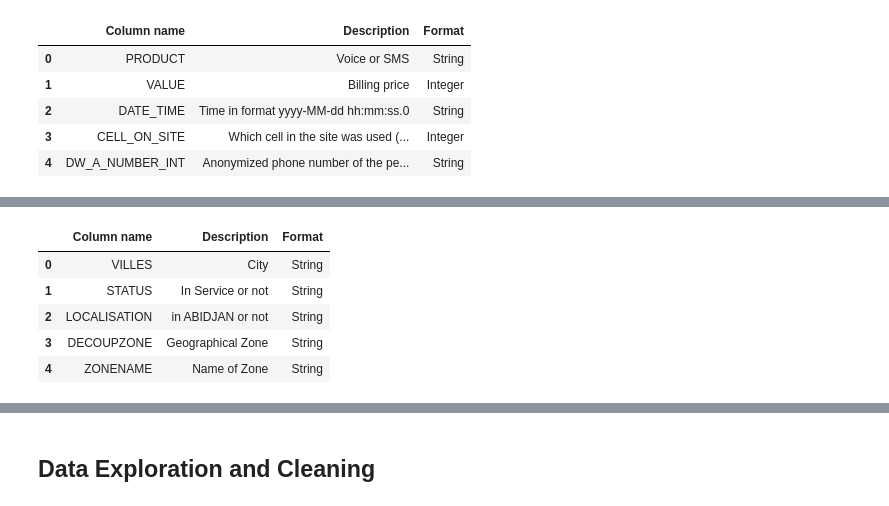
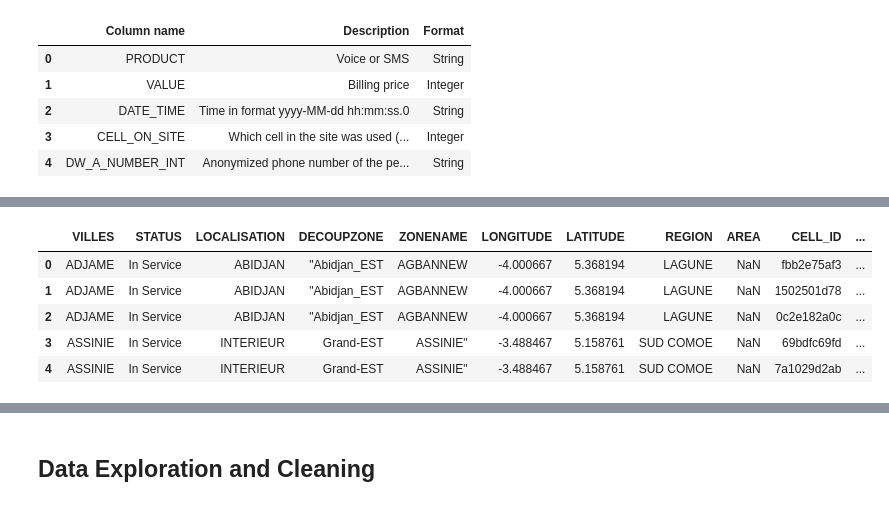
Before and after one commit to deborahmasibo/moringa_prep_week_3_ip, a Jupyter notebook: week3_ip.ipynb, the cells around one changed output, grey strips where cells are left out. Saved outputs shown, nothing was run; the diff lists cells and outputs as text; code cells hidden in the pictures.

```diff
--- a/week3_ip.ipynb
+++ b/week3_ip.ipynb
@@ -34,14 +40,14 @@ cells_desc.head()
 # %%
 # Creating cells geo DataFrame
-cells_geo = pd.read_csv('cells_geo.csv', sep = ';')
-cells_desc.head()
+cells_geo = pd.read_csv('cells_geo.csv',sep =";", index_col= 0) #index_col = 0 to remove unnamed column
+cells_geo.head()
 # %% [output]
-|  | Column name | Description | Format |
-| 0 | VILLES | City | String |
-| 1 | STATUS | In Service or not | String |
-| 2 | LOCALISATION | in ABIDJAN or not | String |
-| 3 | DECOUPZONE | Geographical Zone | String |
-| 4 | ZONENAME | Name of Zone | String |
+|  | VILLES | STATUS | LOCALISATION | DECOUPZONE | ZONENAME | LONGITUDE | LATITUDE | REGION | AREA | CELL_ID | ... |
+| 0 | ADJAME | In Service | ABIDJAN | "Abidjan_EST | AGBANNEW | -4.000667 | 5.368194 | LAGUNE | NaN | fbb2e75af3 | ... |
+| 1 | ADJAME | In Service | ABIDJAN | "Abidjan_EST | AGBANNEW | -4.000667 | 5.368194 | LAGUNE | NaN | 1502501d78 | ... |
+| 2 | ADJAME | In Service | ABIDJAN | "Abidjan_EST | AGBANNEW | -4.000667 | 5.368194 | LAGUNE | NaN | 0c2e182a0c | ... |
+| 3 | ASSINIE | In Service | INTERIEUR | Grand-EST | ASSINIE" | -3.488467 | 5.158761 | SUD COMOE | NaN | 69bdfc69fd | ... |
+| 4 | ASSINIE | In Service | INTERIEUR | Grand-EST | ASSINIE" | -3.488467 | 5.158761 | SUD COMOE | NaN | 7a1029d2ab | ... |
 # %%
 # Creating Telcom 1 DataFrame
 telcom1 = pd.read_csv('Telcom_dataset.csv')
```
Also changed, not shown: parts of 28 cells of this notebook.
